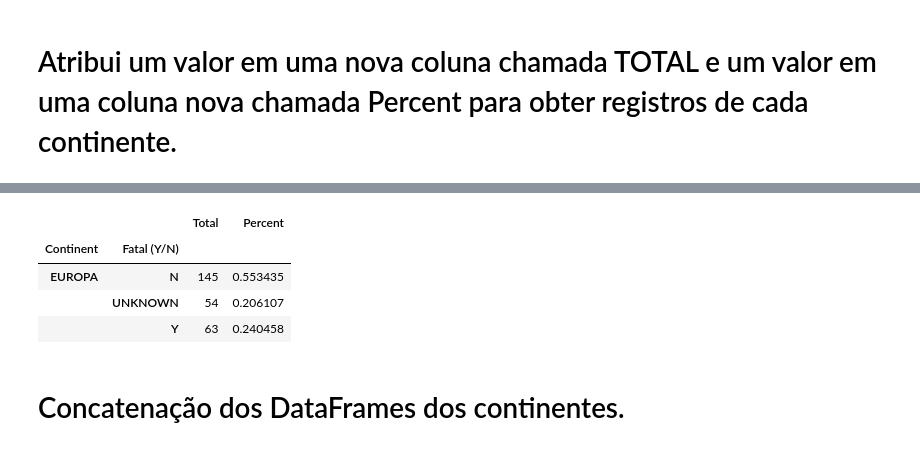
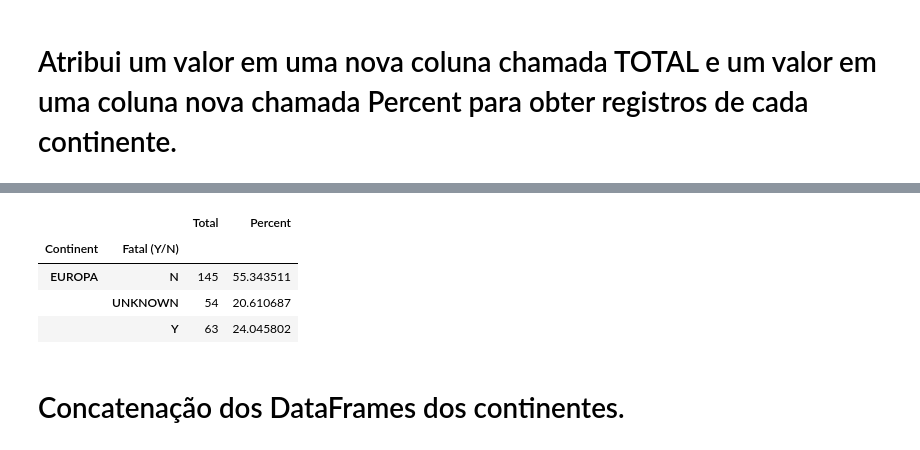
Before and after one commit to matheuszf/Projeto-Shark-Attack, a Jupyter notebook: projeto.ipynb, the cells around one changed output, grey strips where cells are left out. Cells and saved outputs as stored; diff of their text form; code cells hidden in the pictures.

```diff
--- a/projeto.ipynb
+++ b/projeto.ipynb
@@ -571,16 +581,16 @@ Asia
 # %%
 europa_shark = shark_attack[shark_attack['Continent'] == 'EUROPA']
 Europa  = europa_shark.groupby(['Continent', 'Fatal (Y/N)']).count()[["Total"]]
 #Atribuição da porcentagem
-Europa['Percent'] = Europa['Total']/sum(Europa['Total'])
+Europa['Percent'] = Europa['Total']/sum(Europa['Total'])*100
 Europa
 #A Europa tem o segundo menor índice de ataques de tubarão e um baixo índice de taxa de mortalidade.
 # %% [output]
 |  |  | Total | Percent |
 | Continent | Fatal (Y/N) |  |  |
-| EUROPA | N | 145 | 0.553435 |
-|  | UNKNOWN | 54 | 0.206107 |
-|  | Y | 63 | 0.240458 |
+| EUROPA | N | 145 | 55.343511 |
+|  | UNKNOWN | 54 | 20.610687 |
+|  | Y | 63 | 24.045802 |
 # %% [markdown]
 # Concatenação dos DataFrames dos continentes.
 # %%
```
Also changed, not shown: parts of 15 cells of this notebook.
